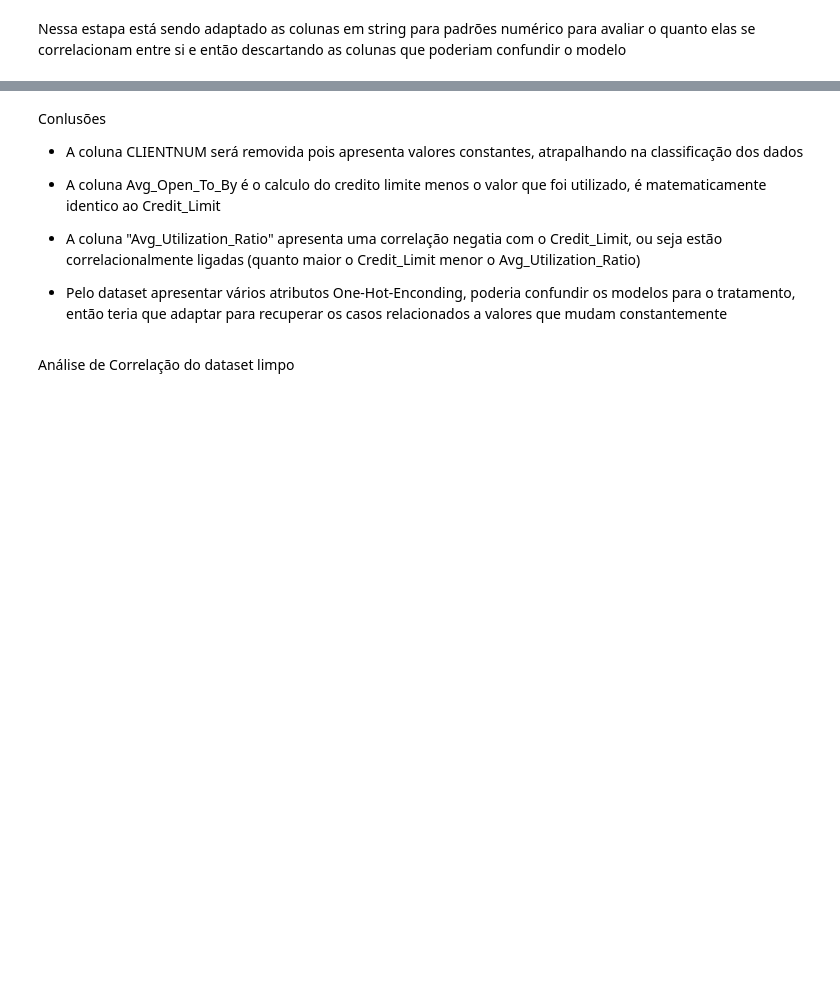
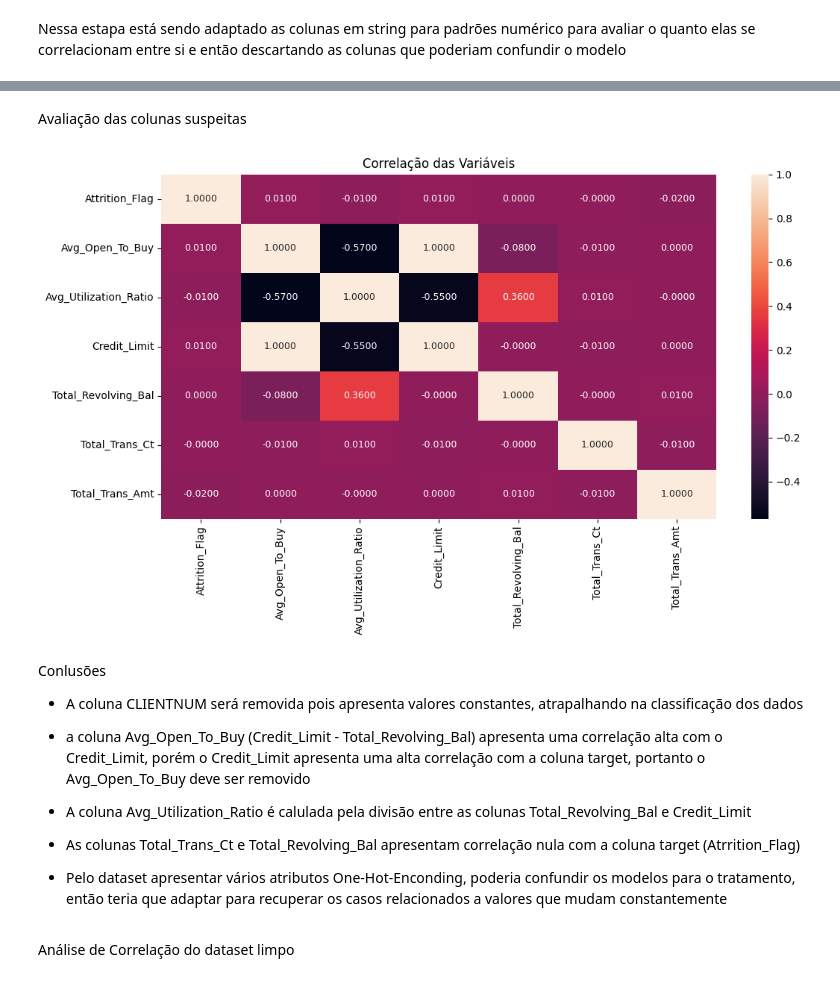
Before and after one commit to rpf991/Previsao_Churning_Clientes_Credito, a Jupyter notebook: notebooks/data_analysis.ipynb, the cells around one changed output, grey strips where cells are left out. Saved outputs shown, nothing was run; the diff lists cells and outputs as text; code cells hidden in the pictures; blank space fills up the shorter version.

```diff
--- a/notebooks/data_analysis.ipynb
+++ b/notebooks/data_analysis.ipynb
@@ -187,0 +192,15 @@ plt.show()
+# %% [markdown]
+Avaliação das colunas suspeitas
+# %%
+df_hetamap_test = df_base_credit[['Attrition_Flag', 'Avg_Open_To_Buy',
+                                  'Avg_Utilization_Ratio','Credit_Limit',
+                                  'Total_Revolving_Bal', 'Total_Trans_Ct', 'Total_Trans_Amt']].corr().round(2)
+
+plt.figure(figsize=(12, 6))
+
+sns.heatmap(data=df_hetamap_test,
+            annot=True, fmt=".4f", annot_kws={"size": 9})
+plt.title("Correlação das Variáveis")
+plt.show()
+# %% [output]
+[figure, added]
@@ -191,12 +213,15 @@ Conlusões
 * A coluna CLIENTNUM será removida pois apresenta valores constantes,
   atrapalhando na classificação dos dados
 
-* A coluna Avg_Open_To_By é o calculo do credito limite menos
-  o valor que foi utilizado, é matematicamente identico ao Credit_Limit
+* a coluna Avg_Open_To_Buy (Credit_Limit - Total_Revolving_Bal) apresenta uma correlação alta com o Credit_Limit,
+  porém o Credit_Limit apresenta uma alta correlação com a coluna target, portanto o
+  Avg_Open_To_Buy deve ser removido
 
-* A coluna "Avg_Utilization_Ratio" apresenta uma correlação negatia com o
-  Credit_Limit, ou seja estão correlacionalmente ligadas
-  (quanto maior o Credit_Limit menor o Avg_Utilization_Ratio)
+* A coluna Avg_Utilization_Ratio é calulada pela divisão entre as colunas
+  Total_Revolving_Bal e Credit_Limit
+
+* As colunas Total_Trans_Ct e Total_Revolving_Bal apresentam
+  correlação nula com a coluna target (Atrrition_Flag)
 
 * Pelo dataset apresentar vários atributos One-Hot-Enconding, poderia
   confundir os modelos para o tratamento, então teria que adaptar para
```
Also changed, not shown: parts of 32 cells of this notebook, 1 other file.
